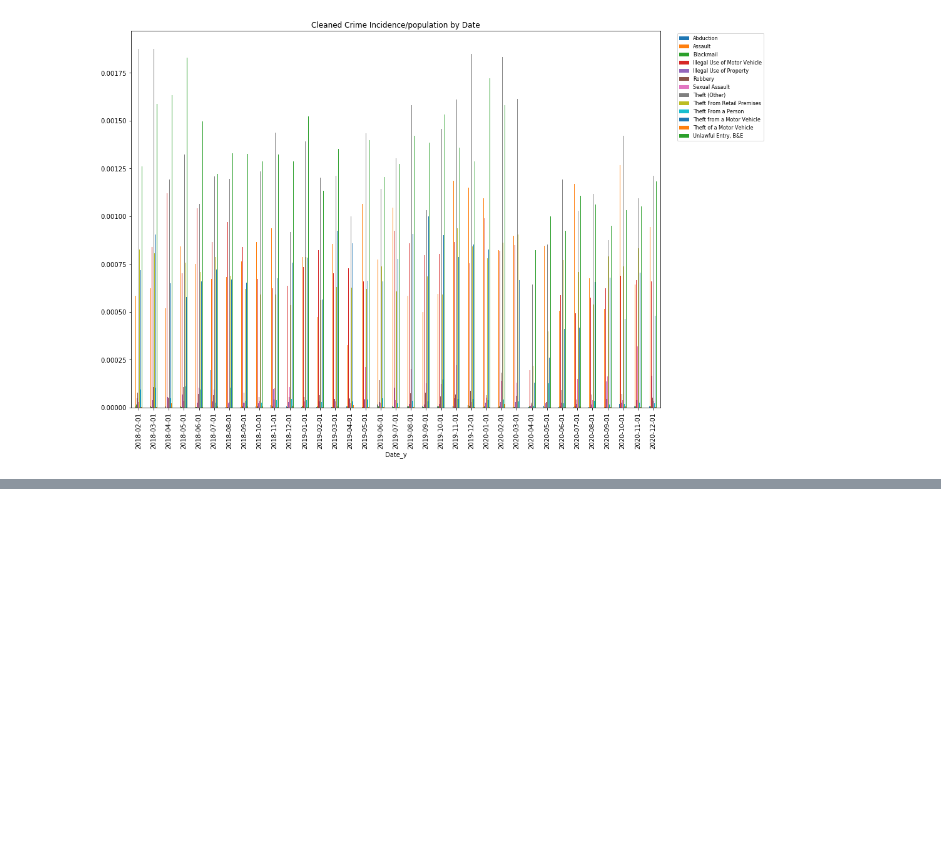
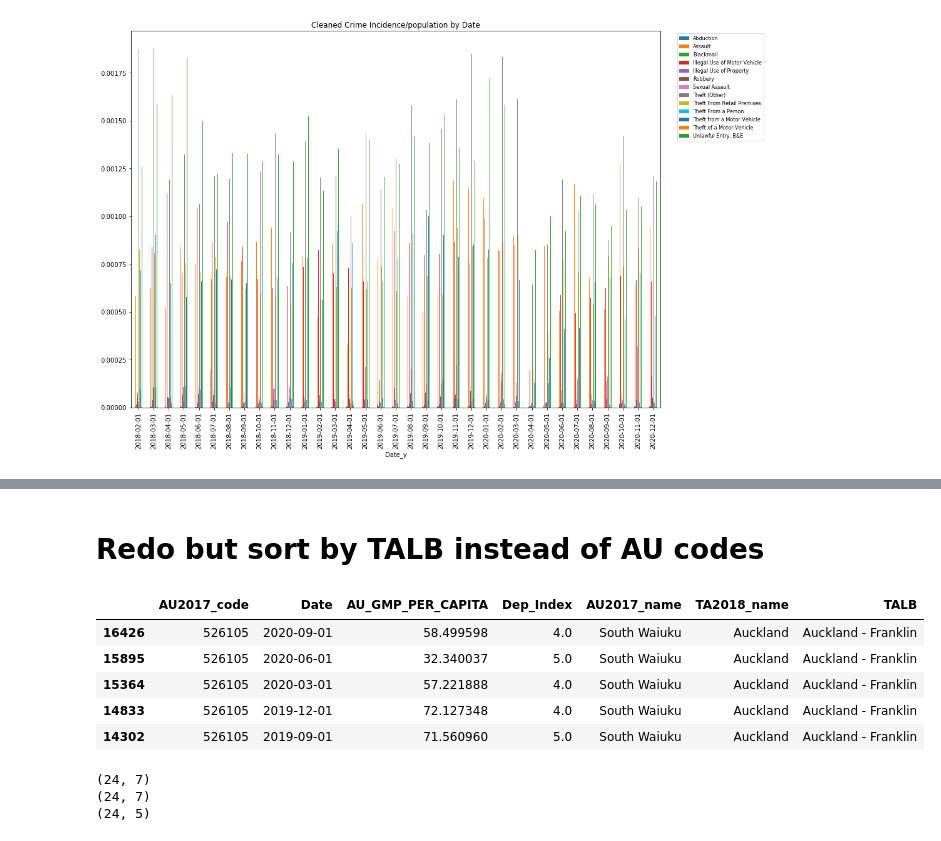
Before and after one commit to keri/DotLovesData, a Jupyter notebook: notebooks/data_exploration_AND_clean_data.ipynb, the cells around one changed output, grey strips where cells are left out. Drawn from its saved outputs; the diff is of its cells as text; code cells hidden in the pictures; blank space fills up the shorter version.

```diff
--- a/notebooks/data_exploration_AND_clean_data.ipynb
+++ b/notebooks/data_exploration_AND_clean_data.ipynb
@@ -340,0 +414,34 @@ plt.savefig('/Users/keri/git/DotLovesData/visuals/CrimeDataFromCleanedDatasetByD
+# %% [markdown]
+# Redo but sort by TALB instead of AU codes
+# %%
+communityNonNull.head()
+# %% [output]
+|  | AU2017_code | Date | AU_GMP_PER_CAPITA | Dep_Index | AU2017_name | TA2018_name | TALB |
+| 16426 | 526105 | 2020-09-01 | 58.499598 | 4.0 | South Waiuku | Auckland | Auckland - Franklin |
+| 15895 | 526105 | 2020-06-01 | 32.340037 | 5.0 | South Waiuku | Auckland | Auckland - Franklin |
+| 15364 | 526105 | 2020-03-01 | 57.221888 | 4.0 | South Waiuku | Auckland | Auckland - Franklin |
+| 14833 | 526105 | 2019-12-01 | 72.127348 | 4.0 | South Waiuku | Auckland | Auckland - Franklin |
+| 14302 | 526105 | 2019-09-01 | 71.560960 | 5.0 | South Waiuku | Auckland | Auckland - Franklin |
+# %%
+firstDate = communityNonNull.groupby(by=['TALB']).head(1)
+print(firstDate.shape)
+
+lastDate = communityNonNull.groupby(by=['TALB']).tail(1)
+print(lastDate.shape)
+
+difference = pd.DataFrame({'code':lastDate['TALB'],'gmp':lastDate['AU_GMP_PER_CAPITA'],
+                           'di':lastDate['Dep_Index']})
+difference.head()
+
+difference['gmp_diff'] = firstDate['AU_GMP_PER_CAPITA'].values - lastDate['AU_GMP_PER_CAPITA'].values
+difference['di_diff'] = firstDate['Dep_Index'].values - lastDate['Dep_Index'].values
+
+print(difference.shape)
+
+difference.drop(columns=['gmp','di'],inplace=True)
+
+difference.drop(columns=['code'],inplace=True)
+# %% [output]
+(24, 7)
+(24, 7)
+(24, 5)
```
Also changed, not shown: parts of 10 cells of this notebook, 4 other files.
